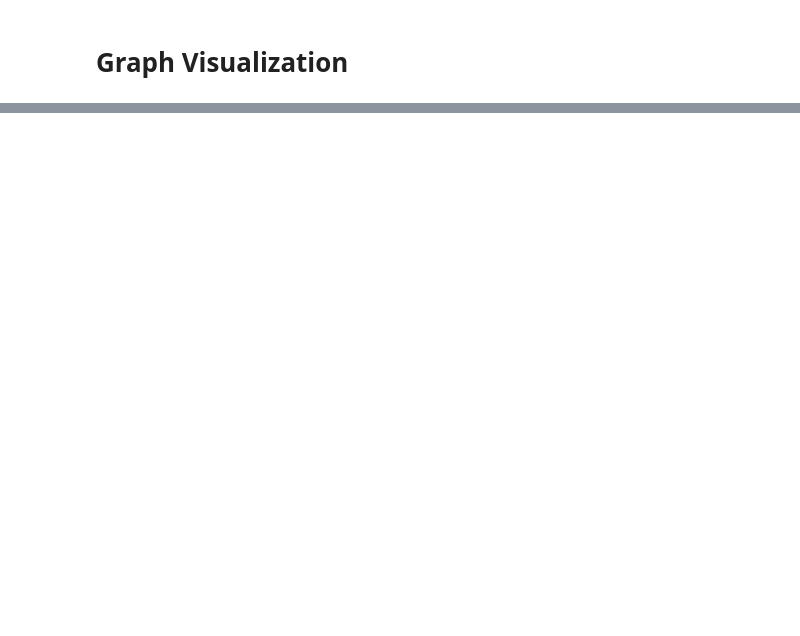
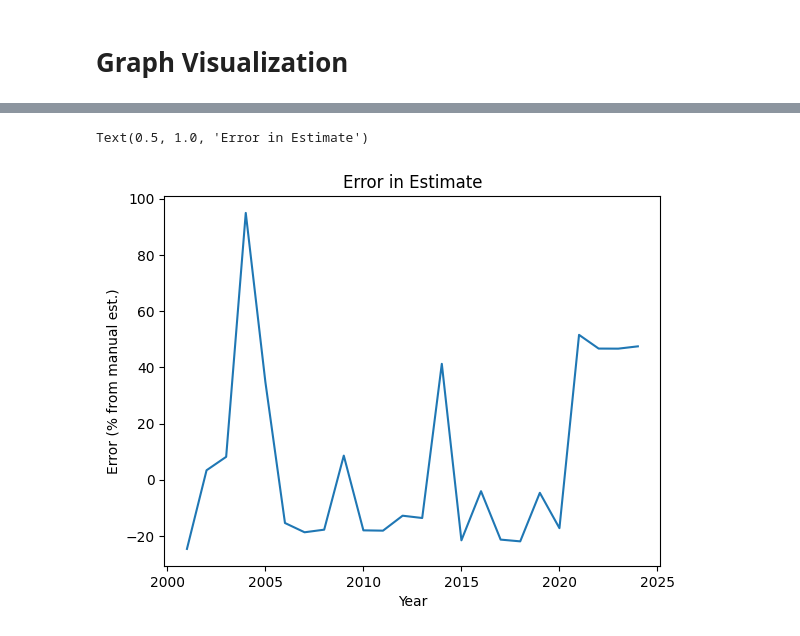
Before and after one commit to ctcastle/ENSF_612_City_Geospectors, a Jupyter notebook: City_Geospectors.ipynb, the cells around one changed output, grey strips where cells are left out. Saved outputs shown, nothing was run; the diff lists cells and outputs as text; code cells hidden in the pictures; blank space fills up the shorter version.

```diff
--- a/City_Geospectors.ipynb
+++ b/City_Geospectors.ipynb
@@ -156,0 +480,8 @@ plt.legend()
+# %%
+plt.plot(years,per_error)
+plt.xlabel('Year')
+plt.ylabel('Error (% from manual est.)')
+plt.title('Error in Estimate')
+# %% [output]
+Text(0.5, 1.0, 'Error in Estimate')
+[figure, added]
```
Also changed, not shown: parts of 18 cells of this notebook, 30 other files.
